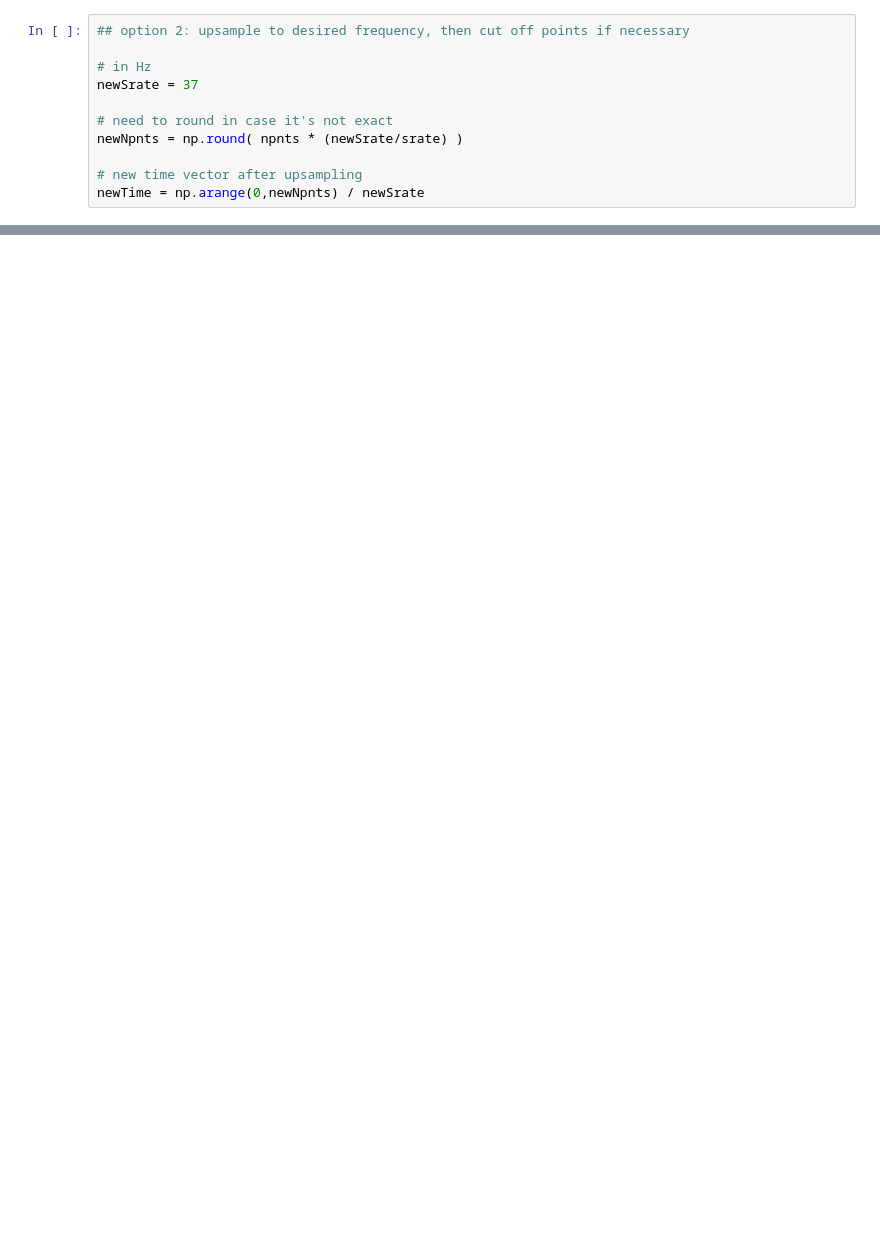
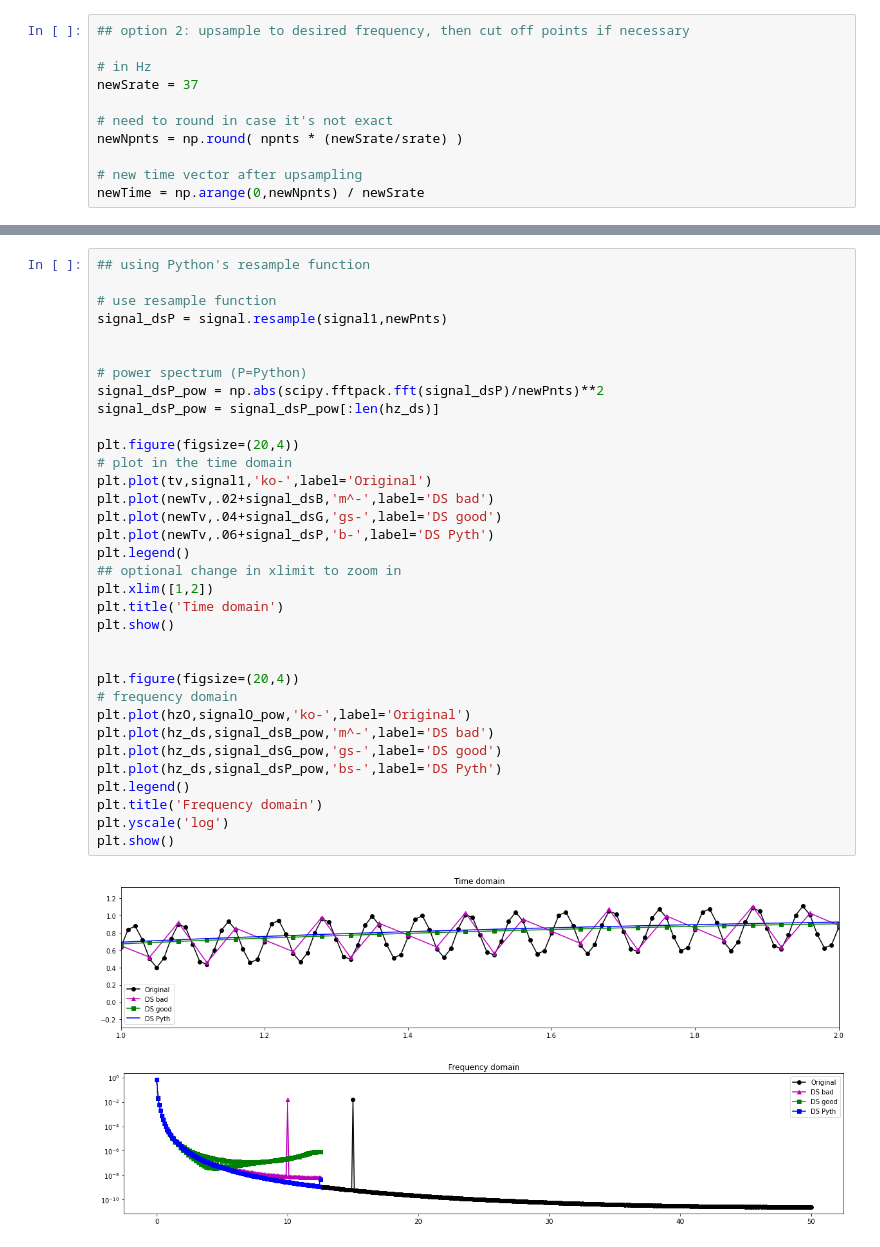
Before and after one commit to flacout/SignalProcessingCourse, a Jupyter notebook: 8-resample/sigprocMXC_resample.ipynb, the cells around one changed output, grey strips where cells are left out. Saved outputs shown, nothing was run; the diff lists cells and outputs as text; blank space fills up the shorter version.

```diff
--- a/8-resample/sigprocMXC_resample.ipynb
+++ b/8-resample/sigprocMXC_resample.ipynb
@@ -548,0 +224,37 @@ plt.show()
+# %%
+## using Python's resample function
+
+# use resample function
+signal_dsP = signal.resample(signal1,newPnts)
+
+
+# power spectrum (P=Python)
+signal_dsP_pow = np.abs(scipy.fftpack.fft(signal_dsP)/newPnts)**2
+signal_dsP_pow = signal_dsP_pow[:len(hz_ds)]
+
+plt.figure(figsize=(20,4))
+# plot in the time domain
+plt.plot(tv,signal1,'ko-',label='Original')
+plt.plot(newTv,.02+signal_dsB,'m^-',label='DS bad')
+plt.plot(newTv,.04+signal_dsG,'gs-',label='DS good')
+plt.plot(newTv,.06+signal_dsP,'b-',label='DS Pyth')
+plt.legend()
+## optional change in xlimit to zoom in
+plt.xlim([1,2])
+plt.title('Time domain')
+plt.show()
+
+
+plt.figure(figsize=(20,4))
+# frequency domain
+plt.plot(hzO,signalO_pow,'ko-',label='Original')
+plt.plot(hz_ds,signal_dsB_pow,'m^-',label='DS bad')
+plt.plot(hz_ds,signal_dsG_pow,'gs-',label='DS good')
+plt.plot(hz_ds,signal_dsP_pow,'bs-',label='DS Pyth')
+plt.legend()
+plt.title('Frequency domain')
+plt.yscale('log')
+plt.show()
+# %% [output]
+[figure, added]
+[figure, added]
```
Also changed, not shown: parts of 57 cells of this notebook.
